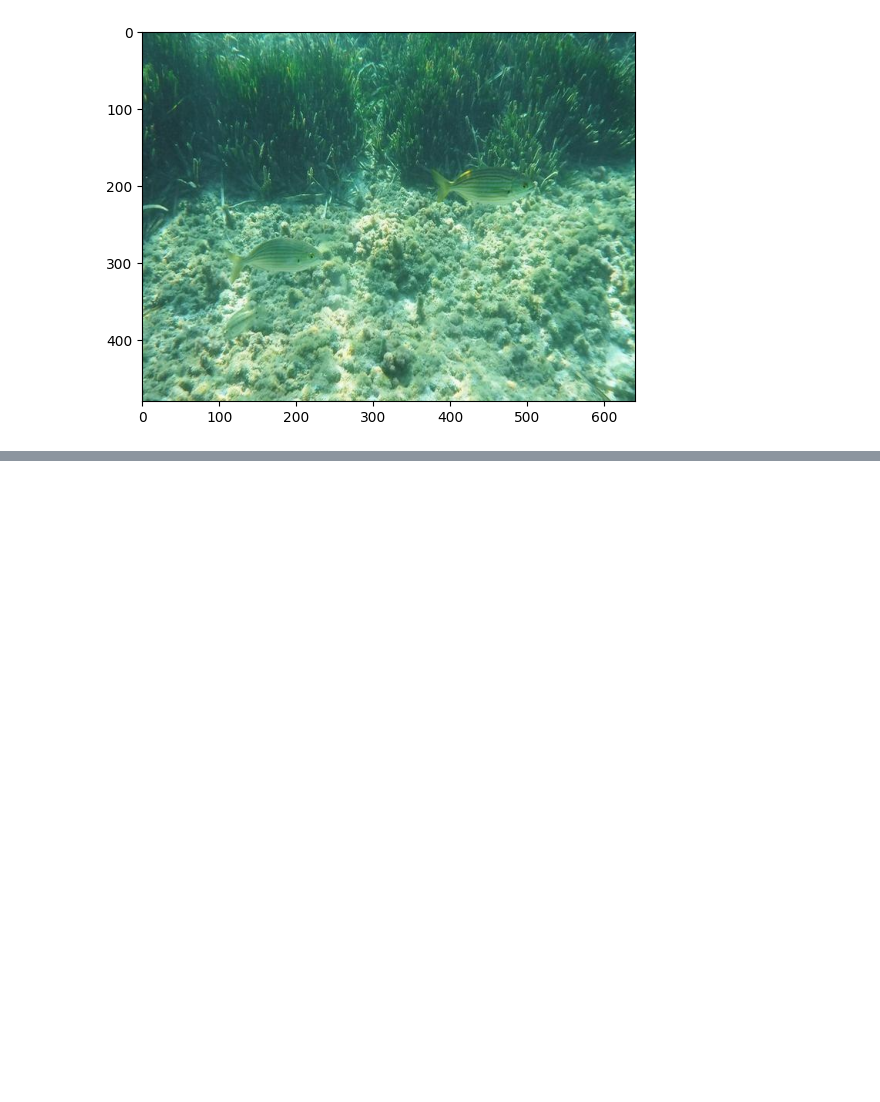
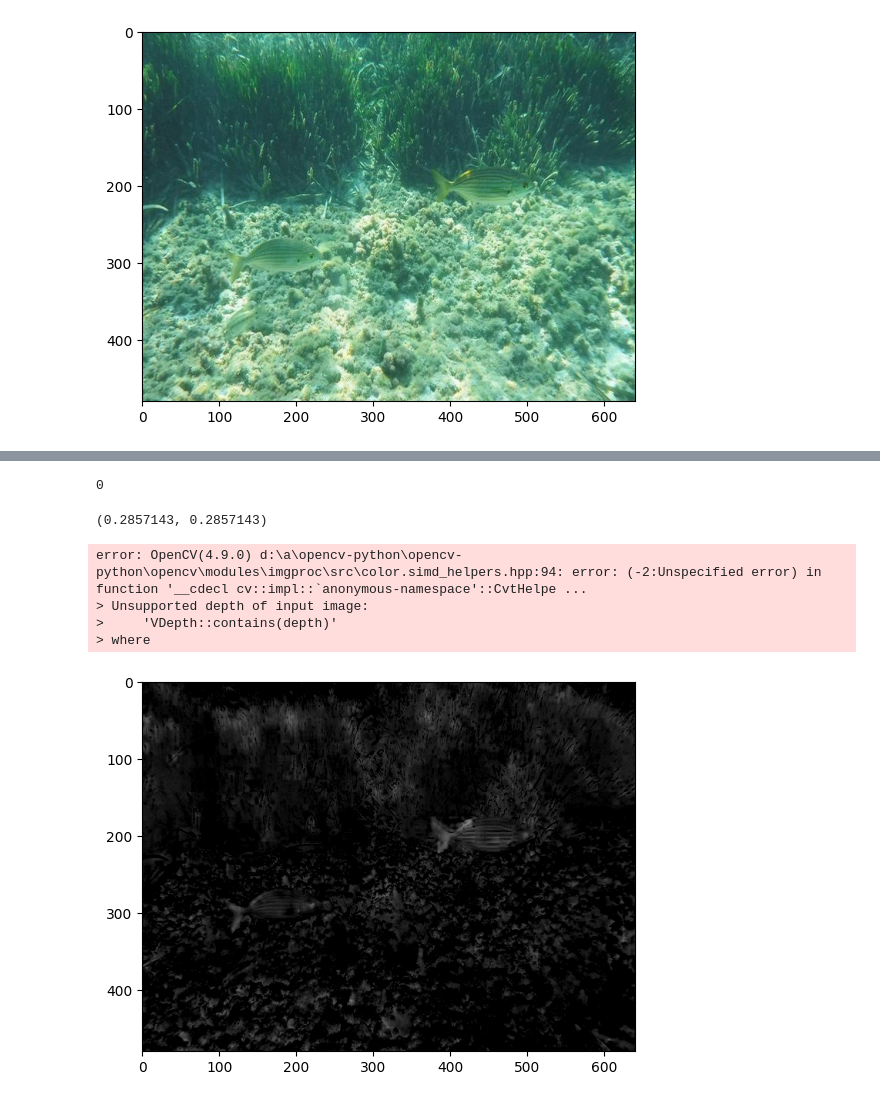
Before and after one commit to rahim-khan-iitg/underwater-image-enhancement, a Jupyter notebook: code/reference_3.ipynb, the cells around one changed output, grey strips where cells are left out. Cells and saved outputs as stored; diff of their text form; code cells hidden in the pictures; blank space fills up the shorter version.

```diff
--- a/code/reference_3.ipynb
+++ b/code/reference_3.ipynb
@@ -175,0 +150,2 @@ I=np.fft.ifft(numerator/denominator).real
+# %%
+I=np.maximum(I,L)
@@ -175,0 +156,2 @@ I=np.fft.ifft(numerator/denominator).real
+# %%
+R=update_R(L,I)
@@ -175,0 +162,24 @@ I=np.fft.ifft(numerator/denominator).real
+# %%
+R=R.astype(np.float32)
+# %%
+np.argmax(np.isnan(R))
+# %% [output]
+0
+# %%
+R.max(),R.min()
+# %% [output]
+(0.2857143, 0.2857143)
+# %%
+enhance_R(cv.cvtColor(R,cv.CV_8UC1))
+# %% [output]
+error: OpenCV(4.9.0) d:\a\opencv-python\opencv-python\opencv\modules\imgproc\src\color.simd_helpers.hpp:94: error: (-2:Unspecified error) in function '__cdecl cv::impl::`anonymous-namespace'::CvtHelpe ...
+> Unsupported depth of input image:
+>     'VDepth::contains(depth)'
+> where
+# %%
+img=LAB2RGB(R*I,A,B)
+# %%
+plt.imshow(img)
+plt.show()
+# %% [output]
+[figure, added]
```
Also changed, not shown: parts of 31 cells of this notebook, 3 other files.
